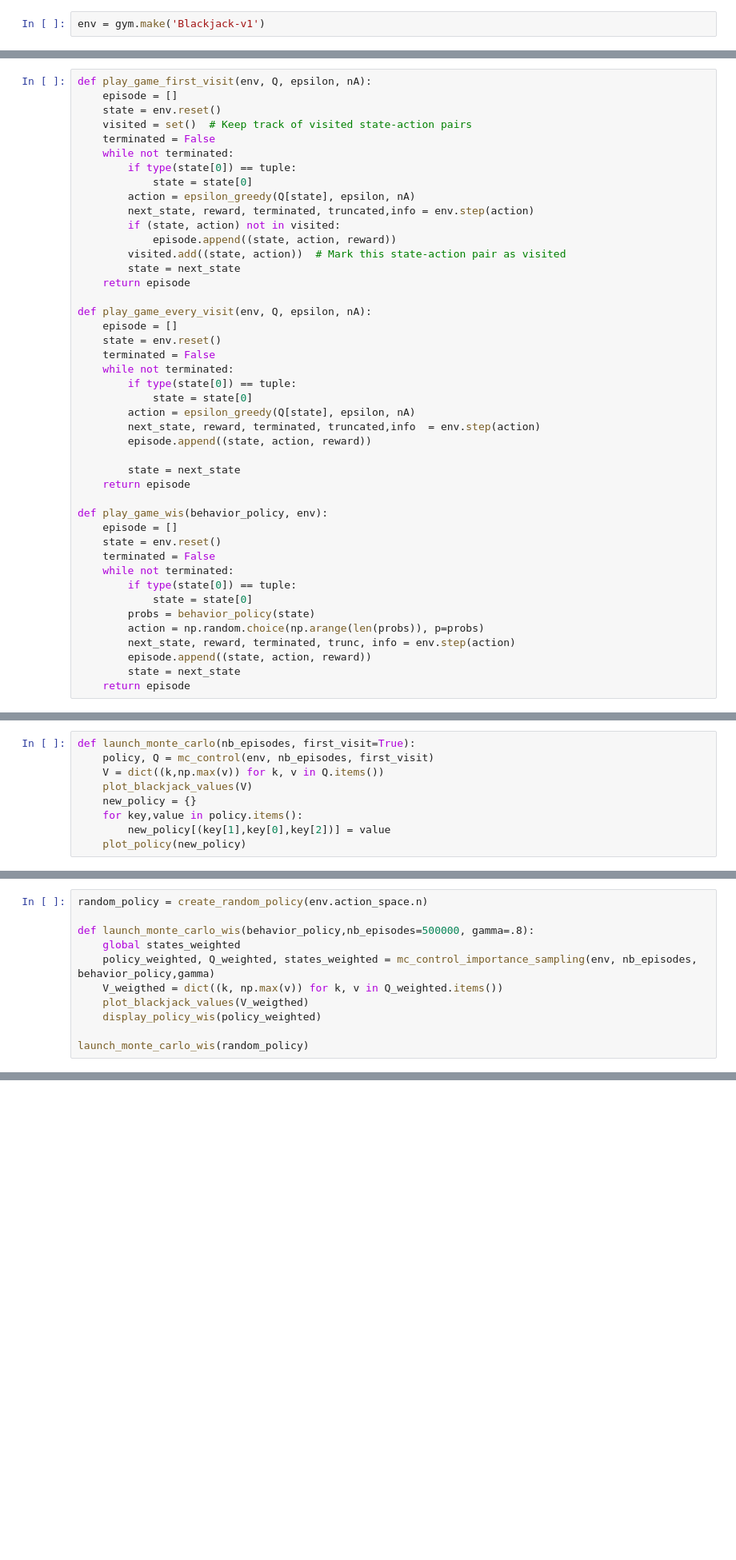
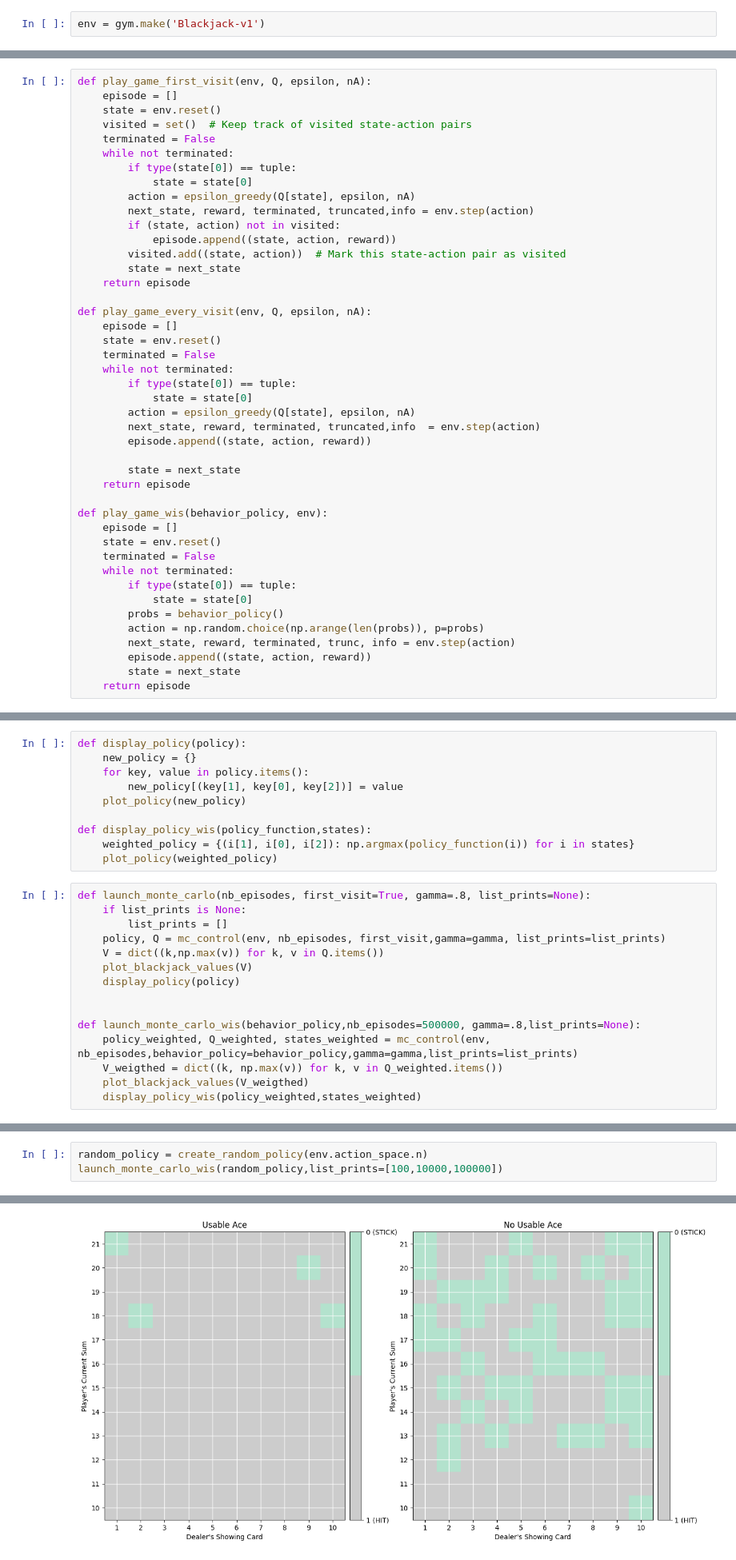
Before and after one commit to JeannesTheo/MonteCarlo, a Jupyter notebook: Control.ipynb, the cells around one changed output, grey strips where cells are left out. Shown at 80% size. Drawn from its saved outputs; the diff is of its cells as text; blank space fills up the shorter version.

Commit message:
Plot at defined points Refactor to generalize functions

```diff
--- a/Control.ipynb
+++ b/Control.ipynb
@@ -143,7 +143,7 @@ def play_game_wis(behavior_policy, env):
     while not terminated:
         if type(state[0]) == tuple:
             state = state[0]
-        probs = behavior_policy(state)
+        probs = behavior_policy()
         action = np.random.choice(np.arange(len(probs)), p=probs)
         next_state, reward, terminated, trunc, info = env.step(action)
         episode.append((state, action, reward))
@@ -217,10 +200,26 @@ def mc_control_importance_sampling(env, num_episodes, behavior_policy, gamma =.8
+# %%
+def display_policy(policy):
+    new_policy = {}
+    for key, value in policy.items():
+        new_policy[(key[1], key[0], key[2])] = value
+    plot_policy(new_policy)
+
+def display_policy_wis(policy_function,states):
+    weighted_policy = {(i[1], i[0], i[2]): np.argmax(policy_function(i)) for i in states}
+    plot_policy(weighted_policy)
 # %%
-def launch_monte_carlo(nb_episodes, first_visit=True):
-    policy, Q = mc_control(env, nb_episodes, first_visit)
+def launch_monte_carlo(nb_episodes, first_visit=True, gamma=.8, list_prints=None):
+    if list_prints is None:
+        list_prints = []
+    policy, Q = mc_control(env, nb_episodes, first_visit,gamma=gamma, list_prints=list_prints)
     V = dict((k,np.max(v)) for k, v in Q.items())
     plot_blackjack_values(V)
-    new_policy = {}
-    for key,value in policy.items():
-        new_policy[(key[1],key[0],key[2])] = value
-    plot_policy(new_policy)
+    display_policy(policy)
+
+
+def launch_monte_carlo_wis(behavior_policy,nb_episodes=500000, gamma=.8,list_prints=None):
+    policy_weighted, Q_weighted, states_weighted = mc_control(env, nb_episodes,behavior_policy=behavior_policy,gamma=gamma,list_prints=list_prints)
+    V_weigthed = dict((k, np.max(v)) for k, v in Q_weighted.items())
+    plot_blackjack_values(V_weigthed)
+    display_policy_wis(policy_weighted,states_weighted)
 # %%
@@ -234,11 +249,4 @@ def display_policy_wis(policy_function):
-# %%
-random_policy = create_random_policy(env.action_space.n)
-
-def launch_monte_carlo_wis(behavior_policy,nb_episodes=500000, gamma=.8):
-    global states_weighted
-    policy_weighted, Q_weighted, states_weighted = mc_control_importance_sampling(env, nb_episodes, behavior_policy,gamma)
-    V_weigthed = dict((k, np.max(v)) for k, v in Q_weighted.items())
-    plot_blackjack_values(V_weigthed)
-    display_policy_wis(policy_weighted)
-
-launch_monte_carlo_wis(random_policy)
+# %%
+random_policy = create_random_policy(env.action_space.n)
+launch_monte_carlo_wis(random_policy,list_prints=[100,10000,100000])
+# %% [output]
@@ -244,0 +254 @@ launch_monte_carlo_wis(random_policy)
+[figure, added]
```
Also changed, not shown: parts of 7 cells of this notebook.
